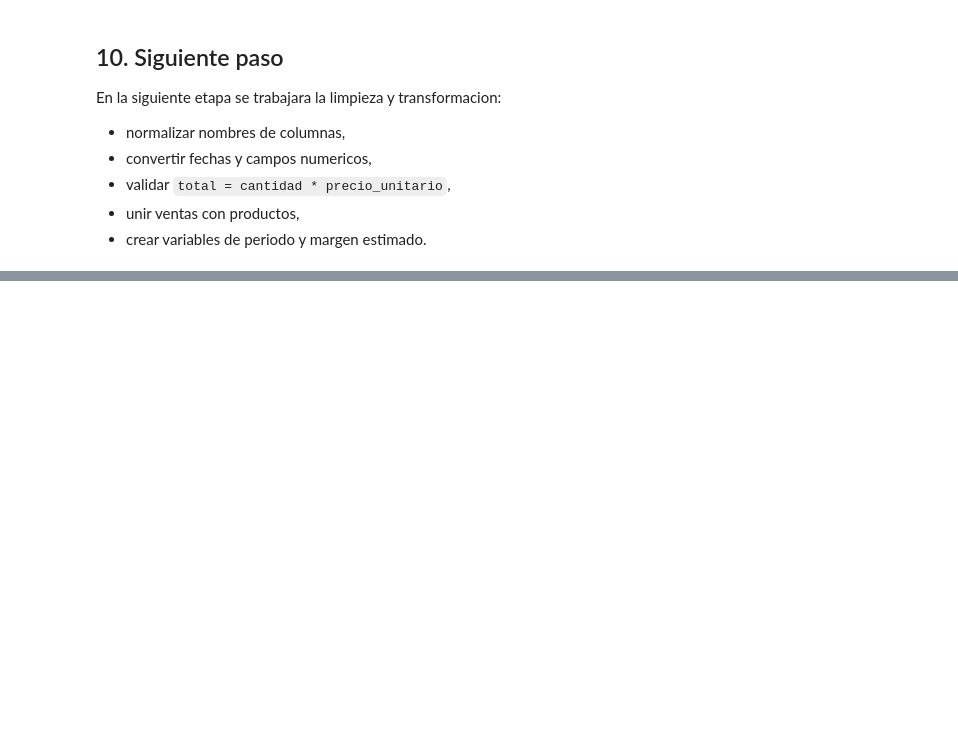
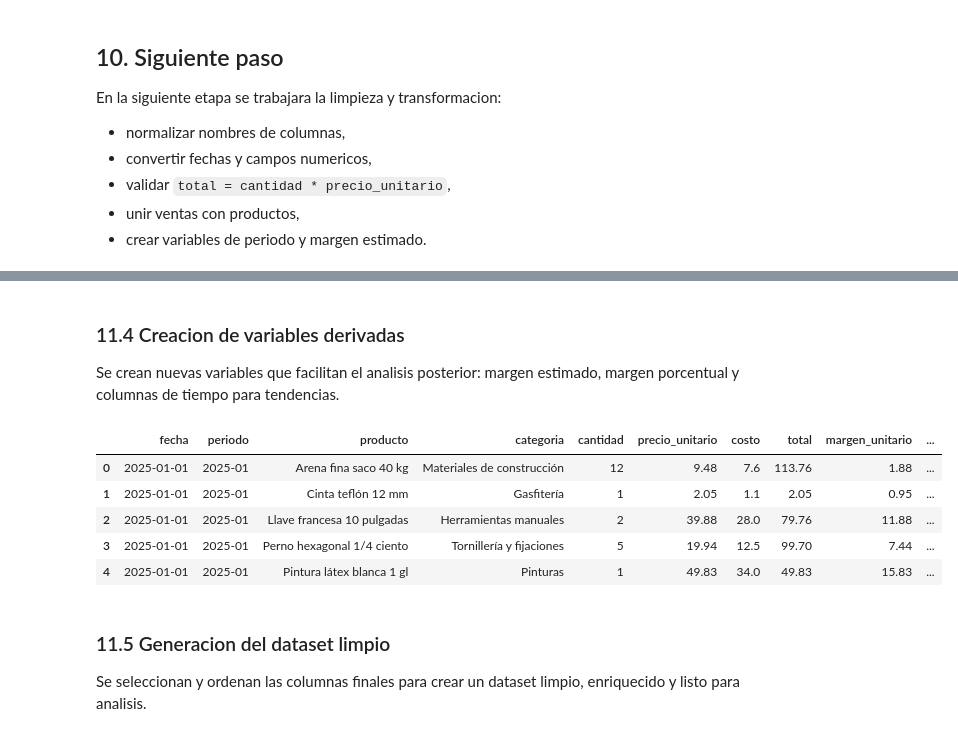
Before and after one commit to OJ-Edelsonn/mini-proyecto-analisis-datos-python, a Jupyter notebook: notebooks/analisis_datos_ferreteria.ipynb, the cells around one changed output, grey strips where cells are left out. Drawn from its saved outputs; the diff is of its cells as text; code cells hidden in the pictures; blank space fills up the shorter version.

```diff
--- a/notebooks/analisis_datos_ferreteria.ipynb
+++ b/notebooks/analisis_datos_ferreteria.ipynb
@@ -174,0 +278,14 @@ En la siguiente etapa se trabajara la limpieza y transformacion:
+# %%
+productos_base = productos_limpio.rename(columns={"nombre": "producto"})
+
+ventas_enriquecidas = ventas_limpio.merge(
+    productos_base[["id_producto", "producto", "categoria", "costo", "stock"]],
+    on="producto",
+    how="left",
+    suffixes=("_venta", "_catalogo")
+)
+
+ventas_sin_producto = ventas_enriquecidas[ventas_enriquecidas["id_producto"].isna()]
+
+print("Ventas sin producto encontrado en catalogo:", len(ventas_sin_producto))
+display(ventas_enriquecidas.head())
@@ -174,0 +300,54 @@ En la siguiente etapa se trabajara la limpieza y transformacion:
+# %% [markdown]
+### 11.4 Creacion de variables derivadas
+
+Se crean nuevas variables que facilitan el analisis posterior: margen estimado, margen porcentual y columnas de tiempo para tendencias.
+# %%
+ventas_enriquecidas["categoria"] = ventas_enriquecidas["categoria_catalogo"].fillna(
+    ventas_enriquecidas["categoria_venta"]
+)
+
+ventas_enriquecidas["margen_unitario"] = (
+    ventas_enriquecidas["precio_unitario"] - ventas_enriquecidas["costo"]
+).round(2)
+
+ventas_enriquecidas["margen_estimado"] = (
+    ventas_enriquecidas["margen_unitario"] * ventas_enriquecidas["cantidad"].astype(float)
+).round(2)
+
+ventas_enriquecidas["margen_pct"] = (
+    ventas_enriquecidas["margen_estimado"] / ventas_enriquecidas["total"]
+).round(4)
+
+ventas_enriquecidas["anio"] = ventas_enriquecidas["fecha"].dt.year
+ventas_enriquecidas["mes"] = ventas_enriquecidas["fecha"].dt.month
+ventas_enriquecidas["periodo"] = ventas_enriquecidas["fecha"].dt.to_period("M").astype(str)
+ventas_enriquecidas["trimestre"] = ventas_enriquecidas["fecha"].dt.to_period("Q").astype(str)
+
+display(
+    ventas_enriquecidas[
+        [
+            "fecha",
+            "periodo",
+            "producto",
+            "categoria",
+            "cantidad",
+            "precio_unitario",
+            "costo",
+            "total",
+            "margen_unitario",
+            "margen_estimado",
+            "margen_pct",
+        ]
+    ].head()
+)
+# %% [output]
+|  | fecha | periodo | producto | categoria | cantidad | precio_unitario | costo | total | margen_unitario | ... |
+| 0 | 2025-01-01 | 2025-01 | Arena fina saco 40 kg | Materiales de construcción | 12 | 9.48 | 7.6 | 113.76 | 1.88 | ... |
+| 1 | 2025-01-01 | 2025-01 | Cinta teflón 12 mm | Gasfitería | 1 | 2.05 | 1.1 | 2.05 | 0.95 | ... |
+| 2 | 2025-01-01 | 2025-01 | Llave francesa 10 pulgadas | Herramientas manuales | 2 | 39.88 | 28.0 | 79.76 | 11.88 | ... |
+| 3 | 2025-01-01 | 2025-01 | Perno hexagonal 1/4 ciento | Tornillería y fijaciones | 5 | 19.94 | 12.5 | 99.70 | 7.44 | ... |
+| 4 | 2025-01-01 | 2025-01 | Pintura látex blanca 1 gl | Pinturas | 1 | 49.83 | 34.0 | 49.83 | 15.83 | ... |
+# %% [markdown]
+### 11.5 Generacion del dataset limpio
+
+Se seleccionan y ordenan las columnas finales para crear un dataset limpio, enriquecido y listo para analisis.
```
Also changed, not shown: parts of 12 cells of this notebook, 3 other files.
